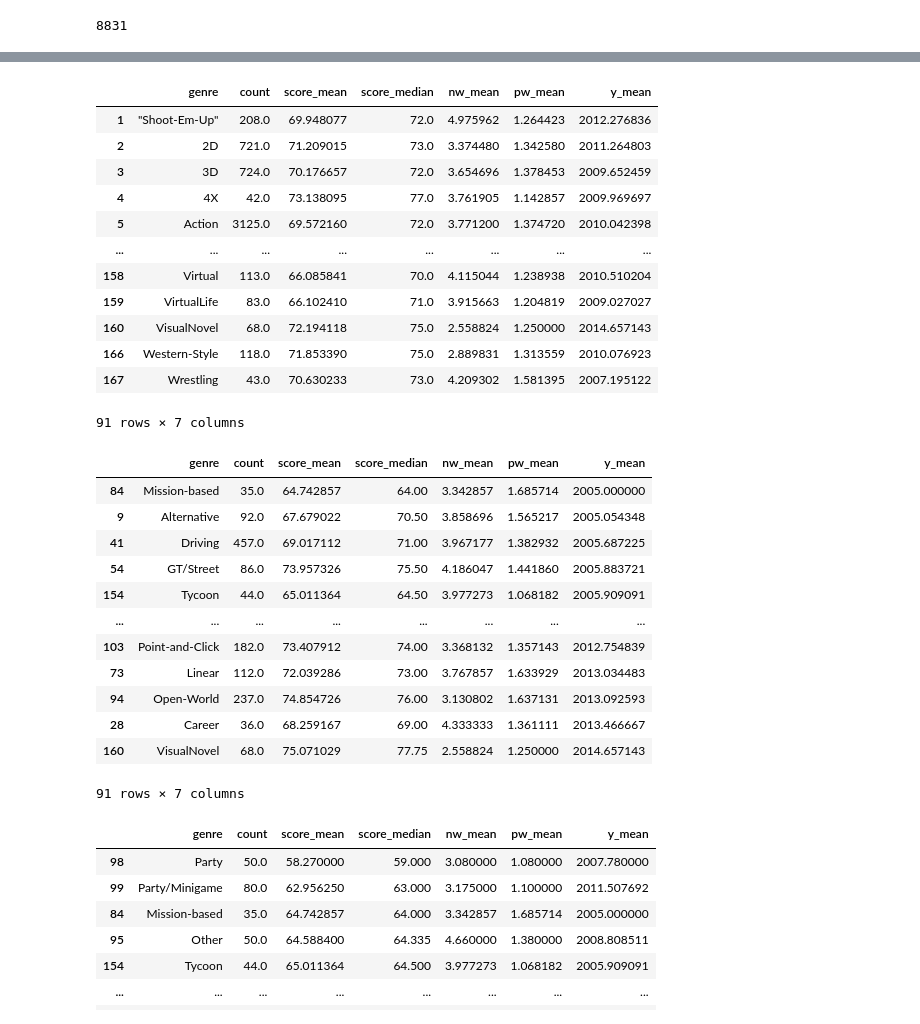
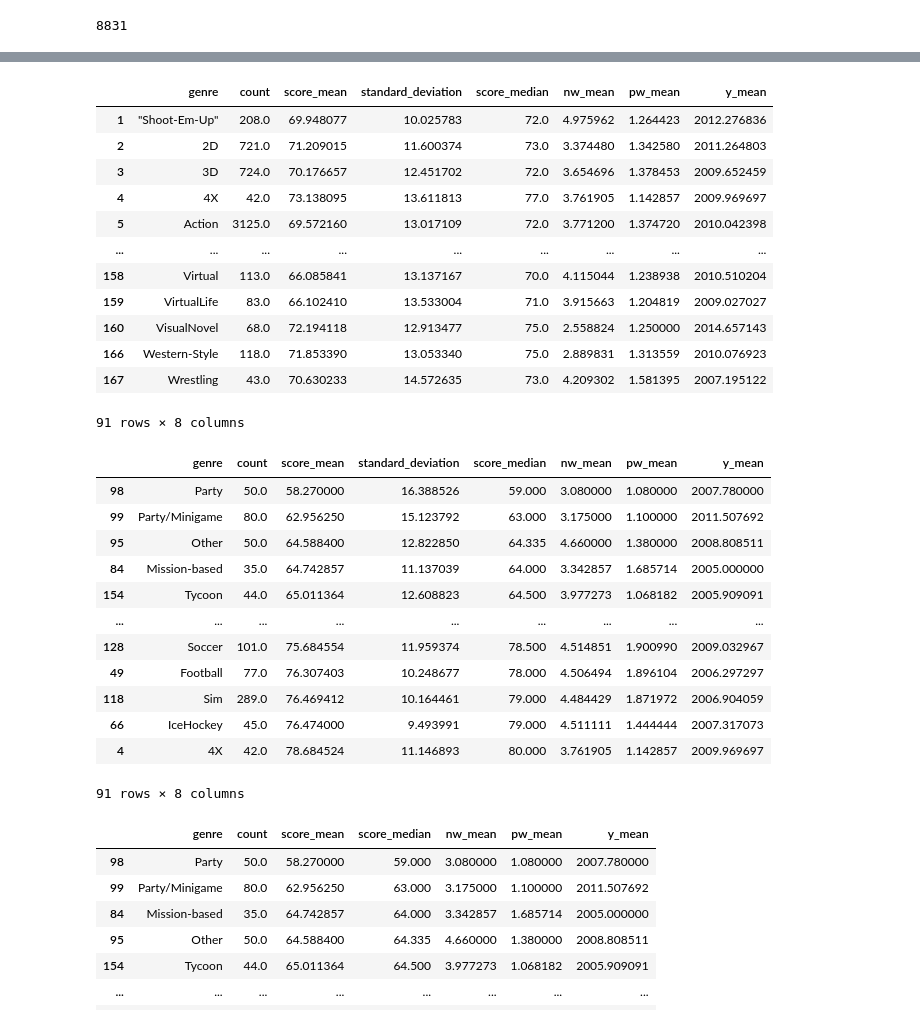
Before and after one commit to Marek-TL/BachelorThesis, a Jupyter notebook: bachelor_notebook_final.ipynb, the cells around one changed output, grey strips where cells are left out. Cells and saved outputs as stored; diff of their text form; code cells hidden in the pictures.

```diff
--- a/bachelor_notebook_final.ipynb
+++ b/bachelor_notebook_final.ipynb
@@ -1225,6 +1204,7 @@ list_of_unique_genres[142]
 data = {'genre': [],
         "count": [],
         'score_mean': [],
+        'standard_deviation': [],
         'score_median': [],
         "nw_mean": [],
         "pw_mean": [],
@@ -1244,7 +1224,7 @@ x=1
 while x<168:
     temp_df=metacrit_data[(metacrit_data["genre1"]==list_of_unique_genres[x]) | (metacrit_data["genre2"]==list_of_unique_genres[x]) | (metacrit_data["genre3"]==list_of_unique_genres[x]) | (metacrit_data["genre4"]==list_of_unique_genres[x]) | (metacrit_data["genre5"]==list_of_unique_genres[x]) | (metacrit_data["genre6"]==list_of_unique_genres[x]) | (metacrit_data["genre7"]==list_of_unique_genres[x]) | (metacrit_data["genre8"]==list_of_unique_genres[x]) | (metacrit_data["genre9"]==list_of_unique_genres[x]) | (metacrit_data["genre10"]==list_of_unique_genres[1])] #Erstellt einen temporären DataFrame, welcher jeden Fall abspeichert, der ein bestimmtes Genre in einer der Genrespalten enthält. (Kurzzeitig entsteht somit ein Dataframe mit allen Spielen, die das Genre Action enthalten)
     if len(temp_df)>30:
-        genre_meta_df.loc[x,["genre","count", "score_mean", "score_median", "nw_mean", "pw_mean", "y_mean"]] = [list_of_unique_genres[x], (temp_df["meta_score"].count()), (temp_df["meta_score"].mean()), (temp_df["meta_score"].median()),(temp_df["niche_width"].mean()),(temp_df["platform_width"].mean()), (temp_df["year"].mean()) ]
+        genre_meta_df.loc[x,["genre","count", "score_mean","standard_deviation", "score_median", "nw_mean", "pw_mean", "y_mean"]] = [list_of_unique_genres[x], (temp_df["meta_score"].count()), (temp_df["meta_score"].mean()), (temp_df["meta_score"].std()), (temp_df["meta_score"].median()),(temp_df["niche_width"].mean()),(temp_df["platform_width"].mean()), (temp_df["year"].mean()) ]
         #print("Median für Genre " +str(list_of_unique_genres[x]) + ": " + str(temp_df["meta_score"].median()) )
         #print("Arithmetisches Mittel für Genre " +str(list_of_unique_genres[x]) + ": " + str(temp_df["meta_score"].mean()) )
     x=x+1
@@ -1252,44 +1262,44 @@ genre_meta_df
 # %%
 #Überträgt das Arithmetische Mittel und den Median des UserScores je Genre (über 30 Fälle) in einen gesonderten DataFrame
 x=1
 while x<168:
     temp_df=metacrit_data[(metacrit_data["genre1"]==list_of_unique_genres[x]) | (metacrit_data["genre2"]==list_of_unique_genres[x]) | (metacrit_data["genre3"]==list_of_unique_genres[x]) | (metacrit_data["genre4"]==list_of_unique_genres[x]) | (metacrit_data["genre5"]==list_of_unique_genres[x]) | (metacrit_data["genre6"]==list_of_unique_genres[x]) | (metacrit_data["genre7"]==list_of_unique_genres[x]) | (metacrit_data["genre8"]==list_of_unique_genres[x]) | (metacrit_data["genre9"]==list_of_unique_genres[x]) | (metacrit_data["genre10"]==list_of_unique_genres[1])]
     if len(temp_df)>30:
-        genre_user_df.loc[x,["genre", "count", "score_mean", "score_median","nw_mean", "pw_mean", "y_mean"]] = [list_of_unique_genres[x],(temp_df["meta_score"].count()), (temp_df["user_score"].mean()),(temp_df["user_score"].median()),(temp_df["niche_width"].mean()),(temp_df["platform_width"].mean()), (temp_df["year"].mean()) ]
+        genre_user_df.loc[x,["genre", "count", "score_mean", "standard_deviation", "score_median","nw_mean", "pw_mean", "y_mean"]] = [list_of_unique_genres[x],(temp_df["meta_score"].count()), (temp_df["user_score"].mean()), (temp_df["user_score"].std()), (temp_df["user_score"].median()),(temp_df["niche_width"].mean()),(temp_df["platform_width"].mean()), (temp_df["year"].mean()) ]
         #print("Median für Genre " +str(list_of_unique_genres[x]) + ": " + str(temp_df["user_score"].median()) )
         #print("Arithmetisches Mittel für Genre " +str(list_of_unique_genres[x]) + ": " + str(temp_df["user_score"].mean()) )
     x=x+1
 genre_user_df
 # %% [output]
-|  | genre | count | score_mean | score_median | nw_mean | pw_mean | y_mean |
-| 1 | "Shoot-Em-Up" | 208.0 | 69.948077 | 72.0 | 4.975962 | 1.264423 | 2012.276836 |
-| 2 | 2D | 721.0 | 71.209015 | 73.0 | 3.374480 | 1.342580 | 2011.264803 |
-| 3 | 3D | 724.0 | 70.176657 | 72.0 | 3.654696 | 1.378453 | 2009.652459 |
-| 4 | 4X | 42.0 | 73.138095 | 77.0 | 3.761905 | 1.142857 | 2009.969697 |
-| 5 | Action | 3125.0 | 69.572160 | 72.0 | 3.771200 | 1.374720 | 2010.042398 |
-| ... | ... | ... | ... | ... | ... | ... | ... |
-| 158 | Virtual | 113.0 | 66.085841 | 70.0 | 4.115044 | 1.238938 | 2010.510204 |
-| 159 | VirtualLife | 83.0 | 66.102410 | 71.0 | 3.915663 | 1.204819 | 2009.027027 |
-| 160 | VisualNovel | 68.0 | 72.194118 | 75.0 | 2.558824 | 1.250000 | 2014.657143 |
-| 166 | Western-Style | 118.0 | 71.853390 | 75.0 | 2.889831 | 1.313559 | 2010.076923 |
-| 167 | Wrestling | 43.0 | 70.630233 | 73.0 | 4.209302 | 1.581395 | 2007.195122 |
+|  | genre | count | score_mean | standard_deviation | score_median | nw_mean | pw_mean | y_mean |
+| 1 | "Shoot-Em-Up" | 208.0 | 69.948077 | 10.025783 | 72.0 | 4.975962 | 1.264423 | 2012.276836 |
+| 2 | 2D | 721.0 | 71.209015 | 11.600374 | 73.0 | 3.374480 | 1.342580 | 2011.264803 |
+| 3 | 3D | 724.0 | 70.176657 | 12.451702 | 72.0 | 3.654696 | 1.378453 | 2009.652459 |
+| 4 | 4X | 42.0 | 73.138095 | 13.611813 | 77.0 | 3.761905 | 1.142857 | 2009.969697 |
+| 5 | Action | 3125.0 | 69.572160 | 13.017109 | 72.0 | 3.771200 | 1.374720 | 2010.042398 |
+| ... | ... | ... | ... | ... | ... | ... | ... | ... |
+| 158 | Virtual | 113.0 | 66.085841 | 13.137167 | 70.0 | 4.115044 | 1.238938 | 2010.510204 |
+| 159 | VirtualLife | 83.0 | 66.102410 | 13.533004 | 71.0 | 3.915663 | 1.204819 | 2009.027027 |
+| 160 | VisualNovel | 68.0 | 72.194118 | 12.913477 | 75.0 | 2.558824 | 1.250000 | 2014.657143 |
+| 166 | Western-Style | 118.0 | 71.853390 | 13.053340 | 75.0 | 2.889831 | 1.313559 | 2010.076923 |
+| 167 | Wrestling | 43.0 | 70.630233 | 14.572635 | 73.0 | 4.209302 | 1.581395 | 2007.195122 |
-91 rows × 7 columns
+91 rows × 8 columns
 # %%
 genre_meta_df.sort_values("score_mean")
 # %% [output]
-|  | genre | count | score_mean | score_median | nw_mean | pw_mean | y_mean |
-| 84 | Mission-based | 35.0 | 64.742857 | 64.00 | 3.342857 | 1.685714 | 2005.000000 |
-| 9 | Alternative | 92.0 | 67.679022 | 70.50 | 3.858696 | 1.565217 | 2005.054348 |
-| 41 | Driving | 457.0 | 69.017112 | 71.00 | 3.967177 | 1.382932 | 2005.687225 |
-| 54 | GT/Street | 86.0 | 73.957326 | 75.50 | 4.186047 | 1.441860 | 2005.883721 |
-| 154 | Tycoon | 44.0 | 65.011364 | 64.50 | 3.977273 | 1.068182 | 2005.909091 |
-| ... | ... | ... | ... | ... | ... | ... | ... |
-| 103 | Point-and-Click | 182.0 | 73.407912 | 74.00 | 3.368132 | 1.357143 | 2012.754839 |
-| 73 | Linear | 112.0 | 72.039286 | 73.00 | 3.767857 | 1.633929 | 2013.034483 |
-| 94 | Open-World | 237.0 | 74.854726 | 76.00 | 3.130802 | 1.637131 | 2013.092593 |
-| 28 | Career | 36.0 | 68.259167 | 69.00 | 4.333333 | 1.361111 | 2013.466667 |
-| 160 | VisualNovel | 68.0 | 75.071029 | 77.75 | 2.558824 | 1.250000 | 2014.657143 |
+|  | genre | count | score_mean | standard_deviation | score_median | nw_mean | pw_mean | y_mean |
+| 98 | Party | 50.0 | 58.270000 | 16.388526 | 59.000 | 3.080000 | 1.080000 | 2007.780000 |
+| 99 | Party/Minigame | 80.0 | 62.956250 | 15.123792 | 63.000 | 3.175000 | 1.100000 | 2011.507692 |
+| 95 | Other | 50.0 | 64.588400 | 12.822850 | 64.335 | 4.660000 | 1.380000 | 2008.808511 |
+| 84 | Mission-based | 35.0 | 64.742857 | 11.137039 | 64.000 | 3.342857 | 1.685714 | 2005.000000 |
+| 154 | Tycoon | 44.0 | 65.011364 | 12.608823 | 64.500 | 3.977273 | 1.068182 | 2005.909091 |
+| ... | ... | ... | ... | ... | ... | ... | ... | ... |
+| 128 | Soccer | 101.0 | 75.684554 | 11.959374 | 78.500 | 4.514851 | 1.900990 | 2009.032967 |
+| 49 | Football | 77.0 | 76.307403 | 10.248677 | 78.000 | 4.506494 | 1.896104 | 2006.297297 |
+| 118 | Sim | 289.0 | 76.469412 | 10.164461 | 79.000 | 4.484429 | 1.871972 | 2006.904059 |
+| 66 | IceHockey | 45.0 | 76.474000 | 9.493991 | 79.000 | 4.511111 | 1.444444 | 2007.317073 |
+| 4 | 4X | 42.0 | 78.684524 | 11.146893 | 80.000 | 3.761905 | 1.142857 | 2009.969697 |
-91 rows × 7 columns
+91 rows × 8 columns
 # %%
 genre_meta_df.sort_values("score_median")
 # %% [output]
```
Also changed, not shown: parts of 11 cells of this notebook, 9 other files.
